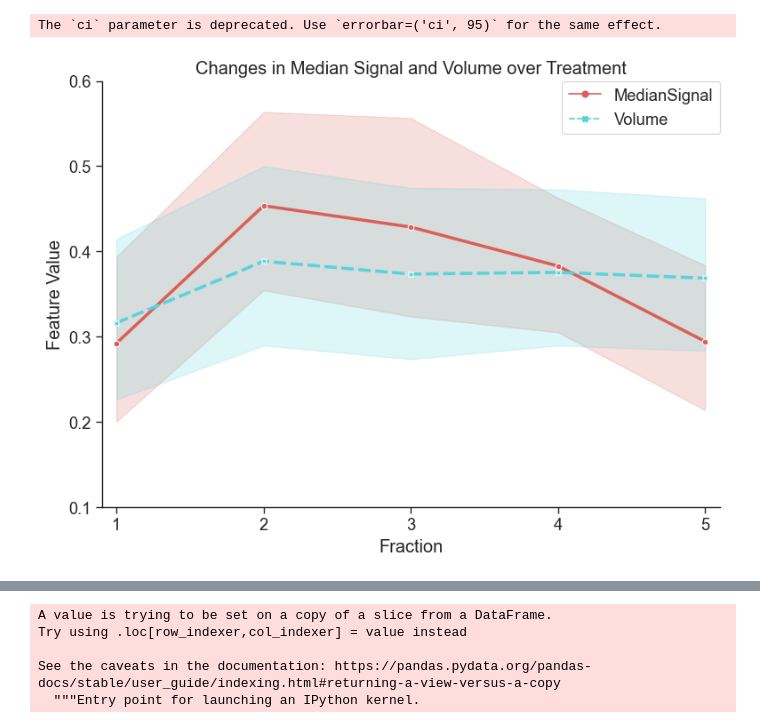
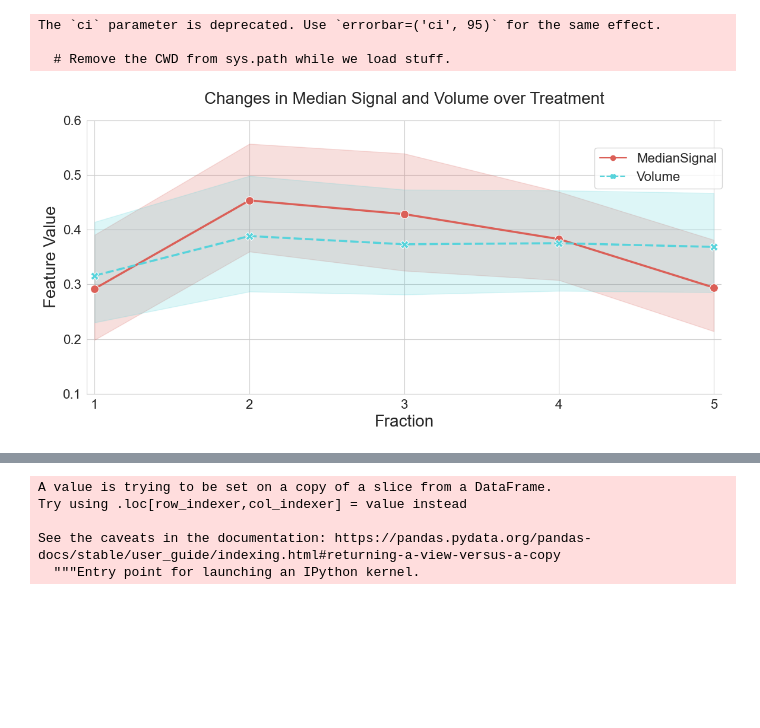
Before and after one commit to aaron-rankin/LongitudinalRadiomics-MRgRT, a Jupyter notebook: Visualisation/SignalVolume.ipynb, the cells around one changed output, grey strips where cells are left out. Saved outputs shown, nothing was run; the diff lists cells and outputs as text; code cells hidden in the pictures; blank space fills up the shorter version.

```diff
--- a/Visualisation/SignalVolume.ipynb
+++ b/Visualisation/SignalVolume.ipynb
@@ -39,29 +39,40 @@ df_plot['Feature'] = df_plot['Feature'].replace({'Signal': 'MedianSignal', 'Volu
 # %%
 # plot using matplotlib
 
-fig, ax = plt.subplots(figsize=(8, 6))
+fig, ax = plt.subplots(figsize=(12, 6))
 # custom_params = {"axes.spines.right": False, "axes.spines.top": False}
-sns.set_style('ticks')
+sns.set_style('whitegrid')
 sns.despine()
 
-sns.lineplot(data=df_plot, x='Fraction', y='Value', hue='Feature', ax=ax, ci=95, legend='full', palette='hls', linewidth=2.5, markers=True, style='Feature', estimator=np.mean)#, err_style='bars', err_kws={'elinewidth': 1.5, 'capsize': 3, 'capthick': 1.5})
-ax.set_xlabel('Fraction')
-ax.set_ylabel('Feature Value')
-ax.set_title('Changes in Median Signal and Volume over Treatment')
+sns.lineplot(data=df_plot, x='Fraction', y='Value', hue='Feature', ax=ax, ci=95,
+             legend='full', palette='hls', linewidth=2.5, markers=True, style='Feature', estimator=np.mean,
+             markersize=10)#, err_style='bars', err_kws={'elinewidth': 1.5, 'capsize': 3, 'capthick': 1.5})
+ax.set_xlabel('Fraction', fontsize=20)
+ax.set_ylabel('Feature Value', fontsize=20)
+ax.set_title('Changes in Median Signal and Volume over Treatment', fontsize=20, pad=20)
 ax.legend(loc='upper right', borderaxespad=0.)
-ax.set_xlim(0.9, 5.1)
+ax.set_xlim(0.95, 5.05)
 ax.set_xticks([1, 2, 3, 4, 5])
-ax.set_xticklabels(['1', '2', '3', '4', '5'])
+ax.set_xticklabels(['1', '2', '3', '4', '5'], fontsize=16)
 ax.set_ylim(0.1, 0.6)
+#ax.set_yticks([0.0, 0.1, 0.2, 0.3, 0.4, 0.5, 0.6], fontsize=16)
+ax.tick_params(axis='both', which='major', labelsize=16)
 # pad title, move up
+plt.subplots_adjust(top=0.9)
+# make legend bigger
+plt.setp(ax.get_legend().get_texts(), fontsize='16')
+plt.setp(ax.get_legend().get_title(), fontsize='16')
+plt.legend(bbox_to_anchor=(0.8, 0.9), loc=2, borderaxespad=0., fontsize=16)
 
 plt.tight_layout()
-plt.savefig('C:/Users/b01297ar/Documents/ProstateMRL-local/ProstateMRL-Radiomics/Paper1-Release/Visualisation/LinePlotSignalVolume.png', dpi=300)
+plt.savefig('C:/Users/b01297ar/Documents/ProstateMRL-local/ProstateMRL-Radiomics/Paper1-Release/Visualisation/LinePlotSignalVolume2.png', dpi=300)
 
 plt.show()
 # %% [output]
 The `ci` parameter is deprecated. Use `errorbar=('ci', 95)` for the same effect.
+
+  # Remove the CWD from sys.path while we load stuff.
-[figure, old version]
+[figure, new version]
 # %%
 df_signal = df_plot[df_plot['Feature'] == 'MedianSignal']
 df_signal = df_signal[['PatID','Fraction','Value']]
```
Also changed, not shown: parts of 3 cells of this notebook, 7 other files.
